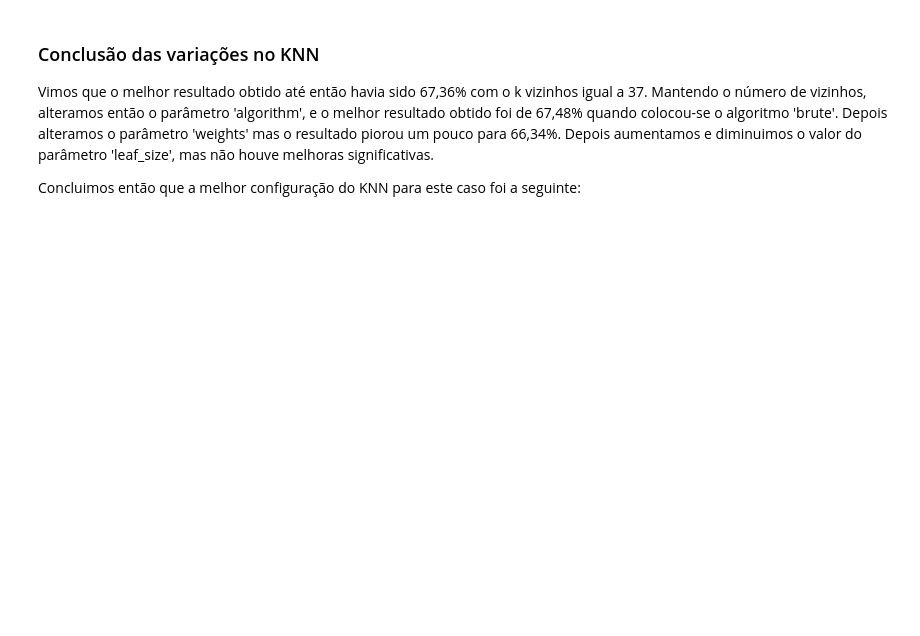
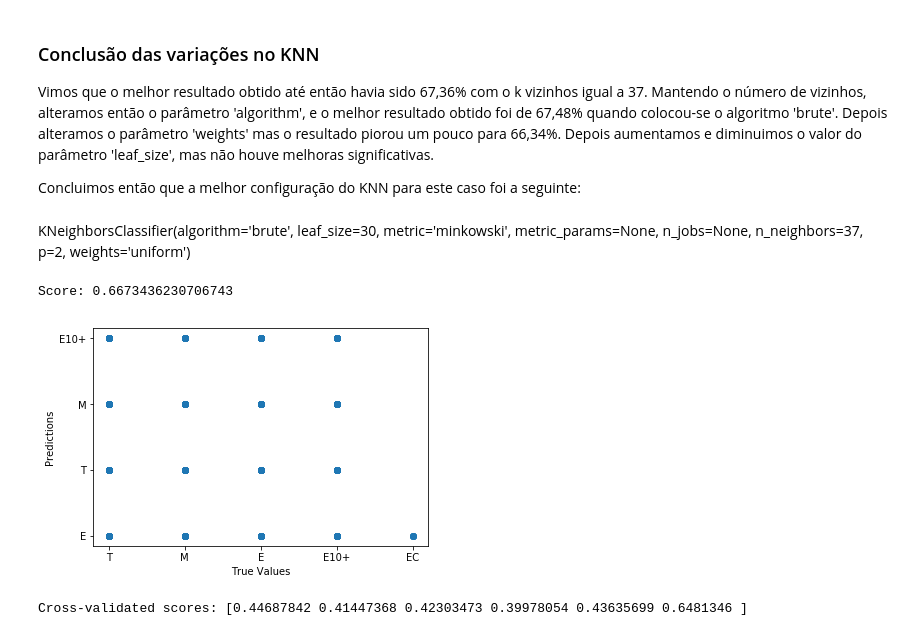
Before and after one commit to matheusraz/DS-Project, a Jupyter notebook: Hipotese5.ipynb, the cells around one changed output. Drawn from its saved outputs; the diff is of its cells as text; code cells hidden in the pictures; blank space fills up the shorter version.

```diff
--- a/Hipotese5.ipynb
+++ b/Hipotese5.ipynb
@@ -264,3 +267,23 @@ Resultado da predição com o algoritmo 'brute' e tamanho da folha igual a 20 fo
 Vimos que o melhor resultado obtido até então havia sido 67,36% com o k vizinhos igual a 37. Mantendo o número de vizinhos, alteramos então o parâmetro 'algorithm', e o melhor resultado obtido foi de 67,48% quando colocou-se o algoritmo 'brute'. Depois alteramos o parâmetro 'weights' mas o resultado piorou um pouco para 66,34%. Depois aumentamos e diminuimos o valor do parâmetro 'leaf_size', mas não houve melhoras significativas.
 
 Concluimos então que a melhor configuração do KNN para este caso foi a seguinte:
+# %% [markdown]
+KNeighborsClassifier(algorithm='brute', leaf_size=30, metric='minkowski',
+           metric_params=None, n_jobs=None, n_neighbors=37, p=2,
+           weights='uniform')
+# %%
+classifier = KNeighborsClassifier(n_neighbors=best_k_value, algorithm='brute')
+model = classifier.fit(X_train, y_train)
+predictions = classifier.predict(X_test)
+plt.scatter(y_test, predictions)
+plt.xlabel("True Values")
+plt.ylabel("Predictions")
+print("Score:", model.score(X_test, y_test))
+# %% [output]
+Score: 0.6673436230706743
+[figure, added]
+# %%
+scores = cross_val_score(model, X, y, cv=6)
+print ("Cross-validated scores:", scores)
+# %% [output]
+Cross-validated scores: [0.44687842 0.41447368 0.42303473 0.39978054 0.43635699 0.6481346 ]
```
Also changed, not shown: parts of 19 cells of this notebook, 1 other file.
